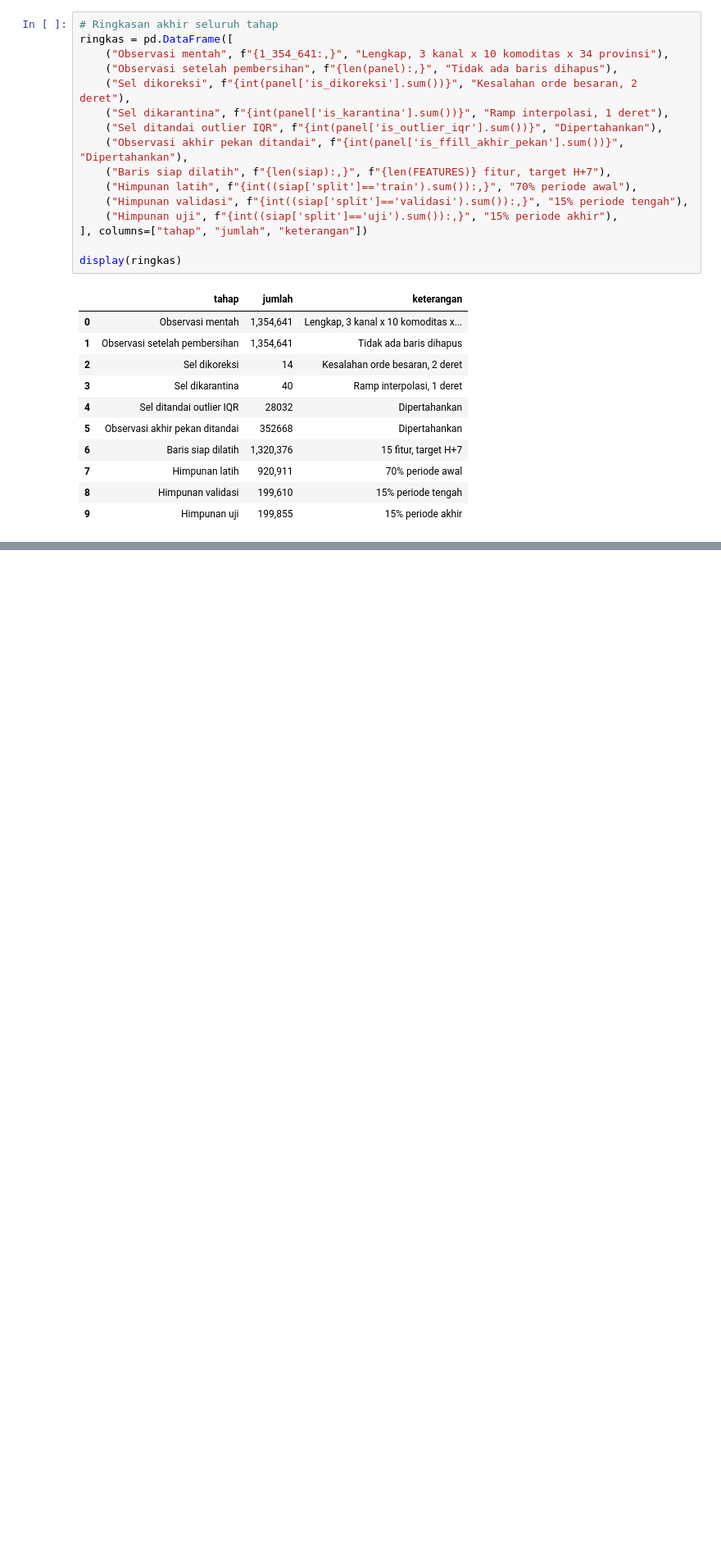
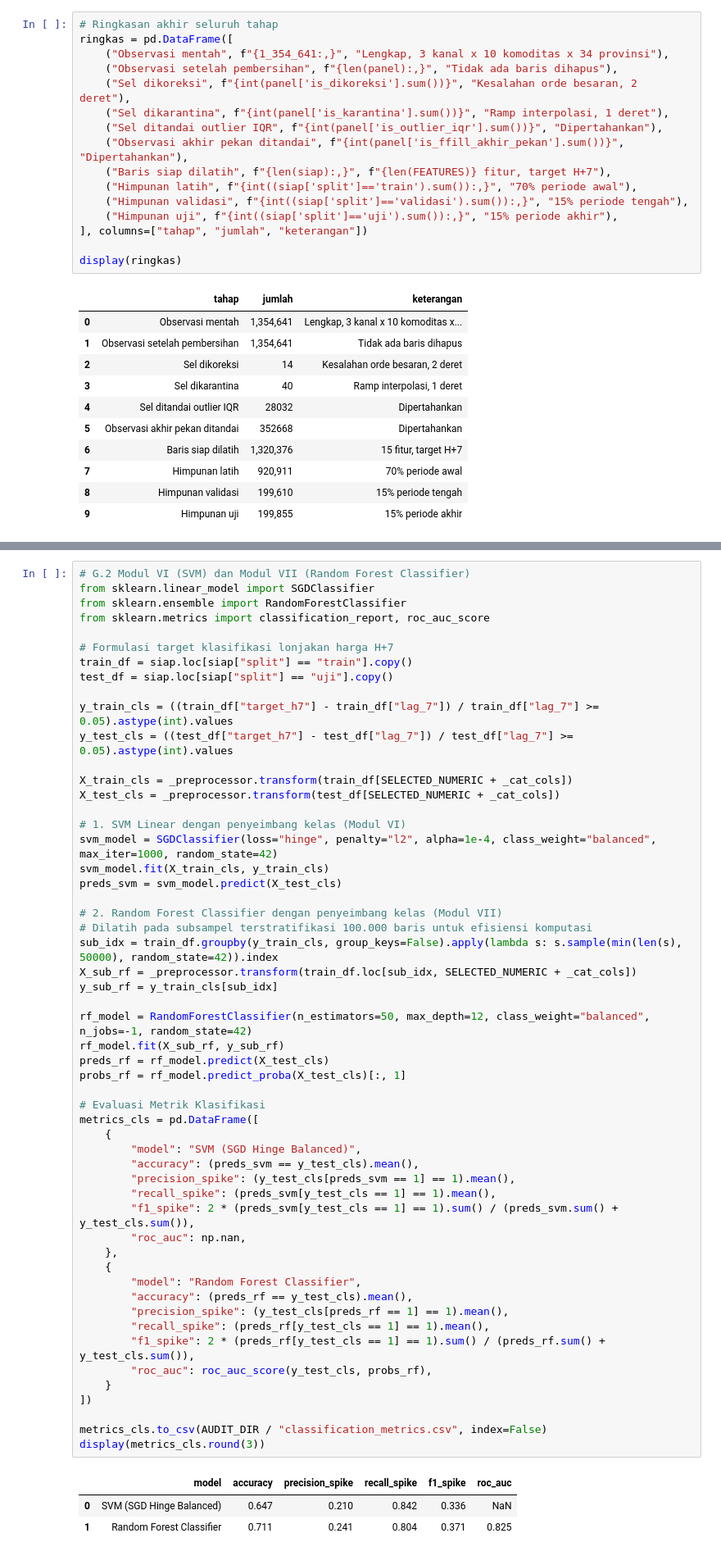
Before and after one commit to Abhiprayaa29/1_IFB_RestuBapak, a Jupyter notebook: Projek_Akhir_Data_Science.ipynb, the cells around one changed output, grey strips where cells are left out. Shown at 82% size. Saved outputs shown, nothing was run; the diff lists cells and outputs as text; blank space fills up the shorter version.

```diff
--- a/Projek_Akhir_Data_Science.ipynb
+++ b/Projek_Akhir_Data_Science.ipynb
@@ -2512,0 +2623,58 @@ display(ringkas)
+# %%
+# G.2 Modul VI (SVM) dan Modul VII (Random Forest Classifier)
+from sklearn.linear_model import SGDClassifier
+from sklearn.ensemble import RandomForestClassifier
+from sklearn.metrics import classification_report, roc_auc_score
+
+# Formulasi target klasifikasi lonjakan harga H+7
+train_df = siap.loc[siap["split"] == "train"].copy()
+test_df = siap.loc[siap["split"] == "uji"].copy()
+
+y_train_cls = ((train_df["target_h7"] - train_df["lag_7"]) / train_df["lag_7"] >= 0.05).astype(int).values
+y_test_cls = ((test_df["target_h7"] - test_df["lag_7"]) / test_df["lag_7"] >= 0.05).astype(int).values
+
+X_train_cls = _preprocessor.transform(train_df[SELECTED_NUMERIC + _cat_cols])
+X_test_cls = _preprocessor.transform(test_df[SELECTED_NUMERIC + _cat_cols])
+
+# 1. SVM Linear dengan penyeimbang kelas (Modul VI)
+svm_model = SGDClassifier(loss="hinge", penalty="l2", alpha=1e-4, class_weight="balanced", max_iter=1000, random_state=42)
+svm_model.fit(X_train_cls, y_train_cls)
+preds_svm = svm_model.predict(X_test_cls)
+
+# 2. Random Forest Classifier dengan penyeimbang kelas (Modul VII)
+# Dilatih pada subsampel terstratifikasi 100.000 baris untuk efisiensi komputasi
+sub_idx = train_df.groupby(y_train_cls, group_keys=False).apply(lambda s: s.sample(min(len(s), 50000), random_state=42)).index
+X_sub_rf = _preprocessor.transform(train_df.loc[sub_idx, SELECTED_NUMERIC + _cat_cols])
+y_sub_rf = y_train_cls[sub_idx]
+
+rf_model = RandomForestClassifier(n_estimators=50, max_depth=12, class_weight="balanced", n_jobs=-1, random_state=42)
+rf_model.fit(X_sub_rf, y_sub_rf)
+preds_rf = rf_model.predict(X_test_cls)
+probs_rf = rf_model.predict_proba(X_test_cls)[:, 1]
+
+# Evaluasi Metrik Klasifikasi
+metrics_cls = pd.DataFrame([
+    {
+        "model": "SVM (SGD Hinge Balanced)",
+        "accuracy": (preds_svm == y_test_cls).mean(),
+        "precision_spike": (y_test_cls[preds_svm == 1] == 1).mean(),
+        "recall_spike": (preds_svm[y_test_cls == 1] == 1).mean(),
+        "f1_spike": 2 * (preds_svm[y_test_cls == 1] == 1).sum() / (preds_svm.sum() + y_test_cls.sum()),
+        "roc_auc": np.nan,
+    },
+    {
+        "model": "Random Forest Classifier",
+        "accuracy": (preds_rf == y_test_cls).mean(),
+        "precision_spike": (y_test_cls[preds_rf == 1] == 1).mean(),
+        "recall_spike": (preds_rf[y_test_cls == 1] == 1).mean(),
+        "f1_spike": 2 * (preds_rf[y_test_cls == 1] == 1).sum() / (preds_rf.sum() + y_test_cls.sum()),
+        "roc_auc": roc_auc_score(y_test_cls, probs_rf),
+    }
+])
+
+metrics_cls.to_csv(AUDIT_DIR / "classification_metrics.csv", index=False)
+display(metrics_cls.round(3))
+# %% [output]
+|  | model | accuracy | precision_spike | recall_spike | f1_spike | roc_auc |
+| 0 | SVM (SGD Hinge Balanced) | 0.647 | 0.210 | 0.842 | 0.336 | NaN |
+| 1 | Random Forest Classifier | 0.711 | 0.241 | 0.804 | 0.371 | 0.825 |
```
Also changed, not shown: parts of 14 cells of this notebook, 11 other files.
